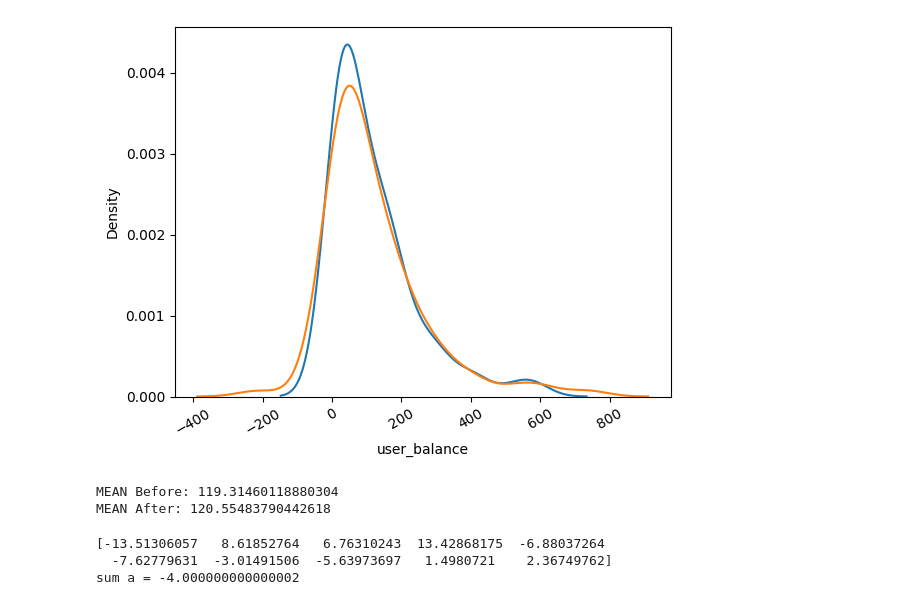
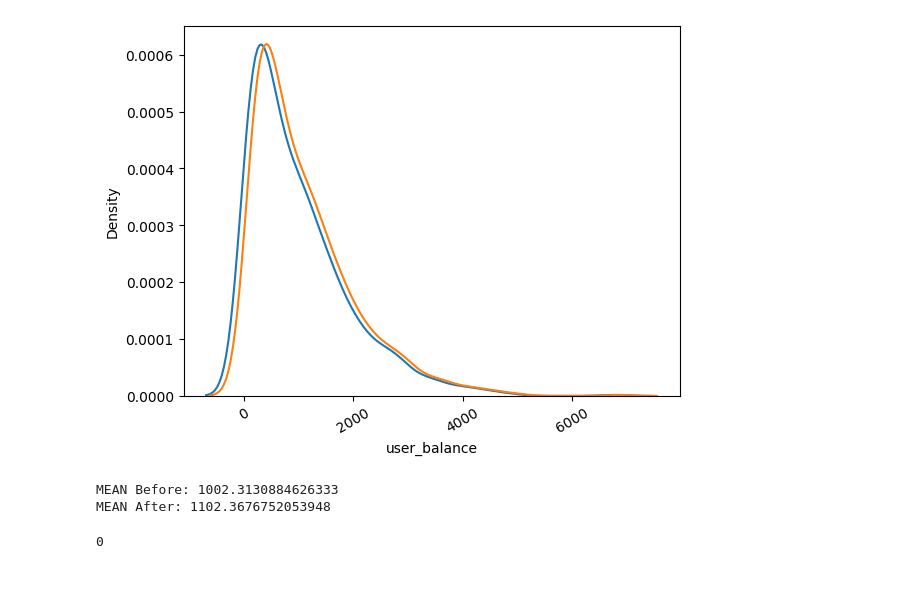
Before and after one commit to Mefistofel666/synabon, a Jupyter notebook: notebooks/example_v2.ipynb, the cells around one changed output. Drawn from its saved outputs; the diff is of its cells as text; code cells hidden in the pictures.

```diff
--- a/notebooks/example_v2.ipynb
+++ b/notebooks/example_v2.ipynb
@@ -71,7 +25,11 @@ end_dt = datetime.strptime("2023/02/01", "%Y/%m/%d")
 # %%
-ug = UserGenerator(n_users, n_interactions, start_dt, end_dt)
+ug = UserGenerator(n_users, n_interactions)
+# %%
+from functools import partial
+scale = 1_000
+balance_generator = partial(np.random.exponential, scale=scale)
 # %%
-df = ug.generate_data()
+df = ug.get_data(balance_generator, start_dt, end_dt)
 # %%
 df.head(10)
 # %% [output]
@@ -88,0 +57,4 @@ df.head(10)
+# %%
+mask = df["interaction_type"] == "registration"
+df_start = df[mask]
+df_start.shape
@@ -130,13 +108,12 @@ df_last.shape
 # %%
-g = sns.kdeplot(x="user_balance", data=user_df)
-
+g = sns.kdeplot(x="user_balance", data=df_start)
 g = sns.kdeplot(x="user_balance", data=df_last)
 tmp = g.set_xticklabels(g.get_xticklabels(), rotation=30)
 # %% [output]
-[figure, old version]
+[figure, new version]
 # %%
-print(f"MEAN Before: {np.mean(user_df['user_balance'])}")
+print(f"MEAN Before: {np.mean(df_start['user_balance'])}")
 print(f"MEAN After: {np.mean(df_last['user_balance'])}")
 # %% [output]
-MEAN Before: 119.31460118880304
-MEAN After: 120.55483790442618
+MEAN Before: 1002.3130884626333
+MEAN After: 1102.3676752053948
@@ -153,8 +120,4 @@ def gen_interactions(n_interactions, balance, target_balance):
-# %%
-a = gen_interactions(10, 10, 6)
-print(a)
-print(f"sum a = {a.sum()}")
-# %% [output]
-[-13.51306057   8.61852764   6.76310243  13.42868175  -6.88037264
-  -7.62779631  -3.01491506  -5.63973697   1.4980721    2.36749762]
-sum a = -4.000000000000002
+# %%
+df_start[df_start['user_balance'] < 0]["user_id"].count()
+# %% [output]
+0
```
Also changed, not shown: parts of 24 cells of this notebook, 1 other file.
